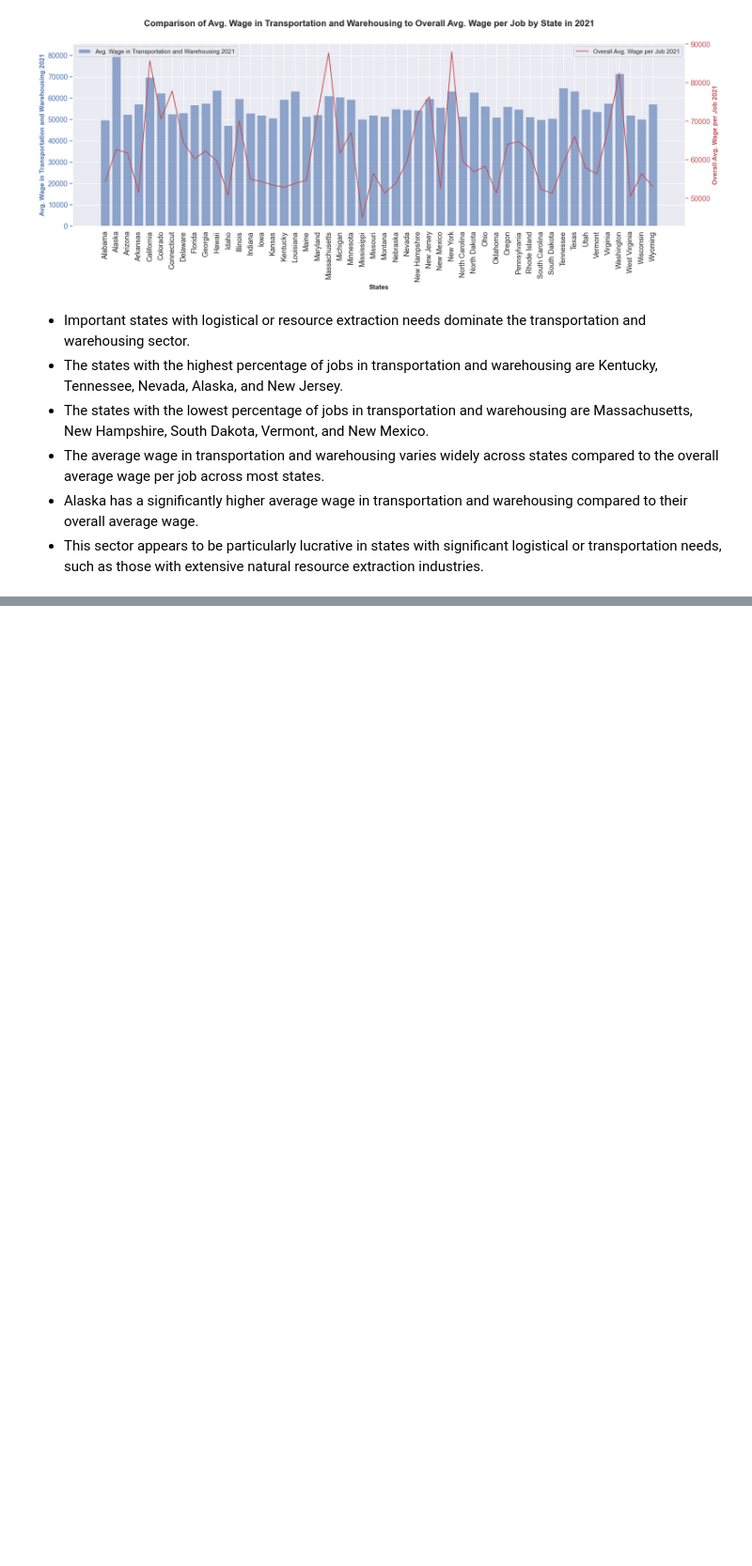
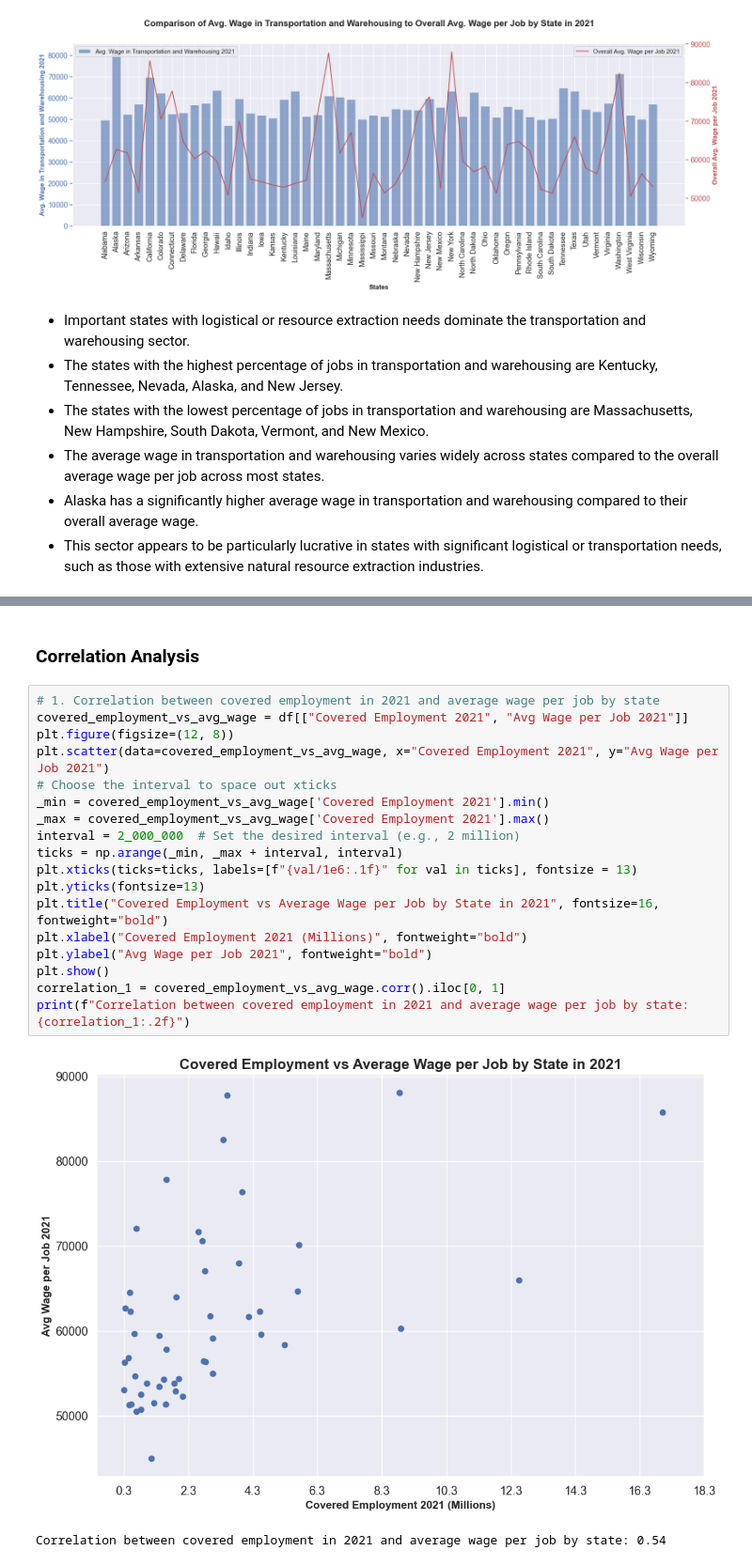
Before and after one commit to Tyler-KD/entering-the-us-market, a Jupyter notebook: entering_the_us_market.ipynb, the cells around one changed output, grey strips where cells are left out. Shown at 94% size. Saved outputs shown, nothing was run; the diff lists cells and outputs as text; blank space fills up the shorter version.

Commit message:
Added Correlation Analysis of relationships between different variables within the US State dataset

```diff
--- a/entering_the_us_market.ipynb
+++ b/entering_the_us_market.ipynb
@@ -635,0 +644,23 @@ plt.show()
+# %% [markdown]
+### **Correlation Analysis**
+# %%
+# 1. Correlation between covered employment in 2021 and average wage per job by state
+covered_employment_vs_avg_wage = df[["Covered Employment 2021", "Avg Wage per Job 2021"]]
+plt.figure(figsize=(12, 8))
+plt.scatter(data=covered_employment_vs_avg_wage, x="Covered Employment 2021", y="Avg Wage per Job 2021")
+# Choose the interval to space out xticks
+_min = covered_employment_vs_avg_wage['Covered Employment 2021'].min()
+_max = covered_employment_vs_avg_wage['Covered Employment 2021'].max()
+interval = 2_000_000  # Set the desired interval (e.g., 2 million)
+ticks = np.arange(_min, _max + interval, interval)
+plt.xticks(ticks=ticks, labels=[f"{val/1e6:.1f}" for val in ticks], fontsize = 13)
+plt.yticks(fontsize=13)
+plt.title("Covered Employment vs Average Wage per Job by State in 2021", fontsize=16, fontweight="bold")
+plt.xlabel("Covered Employment 2021 (Millions)", fontweight="bold")
+plt.ylabel("Avg Wage per Job 2021", fontweight="bold")
+plt.show()
+correlation_1 = covered_employment_vs_avg_wage.corr().iloc[0, 1]
+print(f"Correlation between covered employment in 2021 and average wage per job by state: {correlation_1:.2f}")
+# %% [output]
+[figure, added]
+Correlation between covered employment in 2021 and average wage per job by state: 0.54
```
Also changed, not shown: parts of 14 cells of this notebook, 1 other file.
